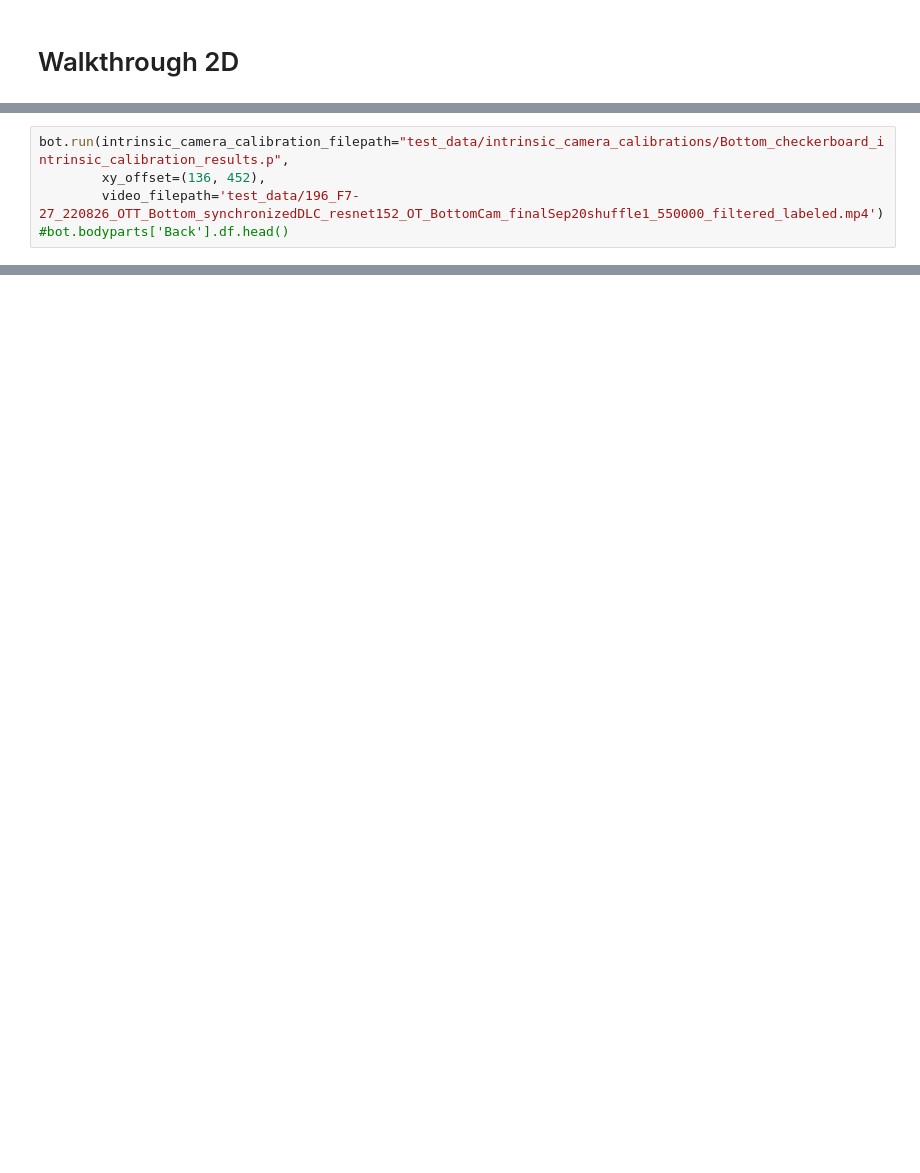
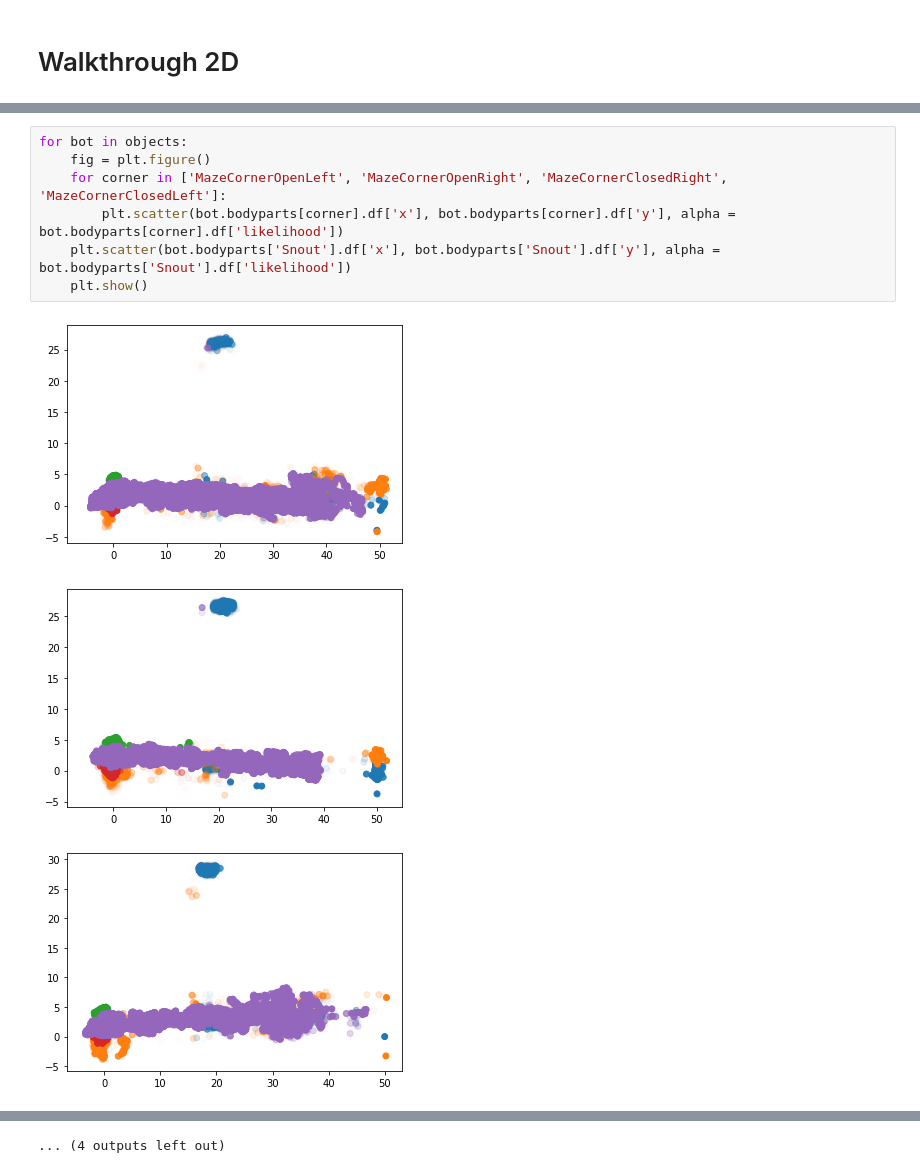
Before and after one commit to Defense-Circuits-Lab/Gait_Analysis, a Jupyter notebook: gait_analysis_walkthrough.ipynb, the cells around one changed output, grey strips where cells are left out. Cells and saved outputs as stored; diff of their text form; blank space fills up the shorter version.

```diff
--- a/gait_analysis_walkthrough.ipynb
+++ b/gait_analysis_walkthrough.ipynb
@@ -32,5 +6,0 @@ bot.metadata
-# %%
-bot.run(intrinsic_camera_calibration_filepath="test_data/intrinsic_camera_calibrations/Bottom_checkerboard_intrinsic_calibration_results.p",
-        xy_offset=(136, 452),
-        video_filepath='test_data/196_F7-27_220826_OTT_Bottom_synchronizedDLC_resnet152_OT_BottomCam_finalSep20shuffle1_550000_filtered_labeled.mp4')
-#bot.bodyparts['Back'].df.head()
@@ -71,0 +70,11 @@ bot.immobility_bout_df
+# %%
+for bot in objects:
+    fig = plt.figure()
+    for corner in ['MazeCornerOpenLeft', 'MazeCornerOpenRight', 'MazeCornerClosedRight', 'MazeCornerClosedLeft']:
+        plt.scatter(bot.bodyparts[corner].df['x'], bot.bodyparts[corner].df['y'], alpha = bot.bodyparts[corner].df['likelihood'])
+    plt.scatter(bot.bodyparts['Snout'].df['x'], bot.bodyparts['Snout'].df['y'], alpha = bot.bodyparts['Snout'].df['likelihood'])
+    plt.show()
+# %% [output]
+[figure, added]
+[figure, added]
+[figure, added]
@@ -71,0 +90 @@ bot.immobility_bout_df
+... (4 outputs left out)
```
Also changed, not shown: parts of 41 cells of this notebook, 2 other files.
